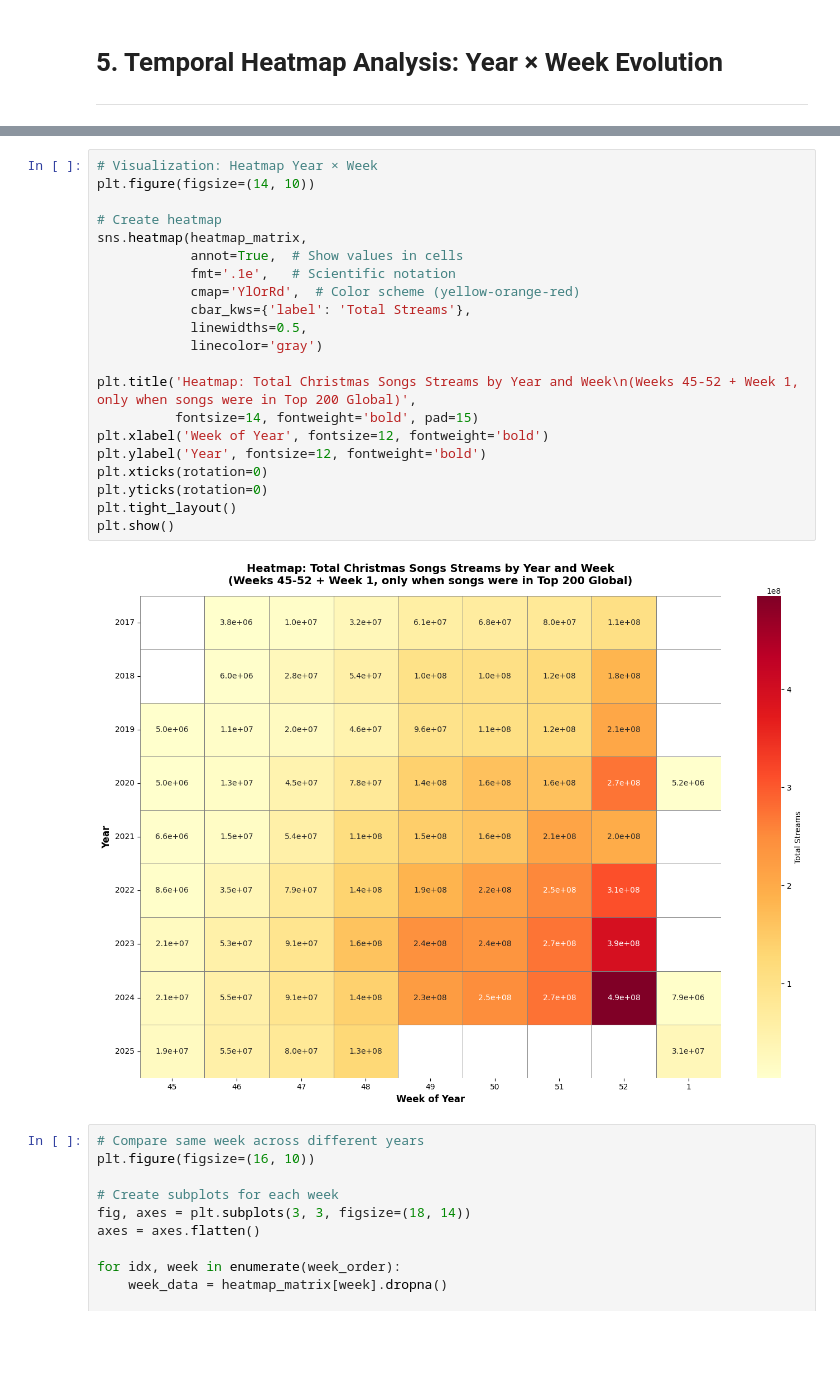
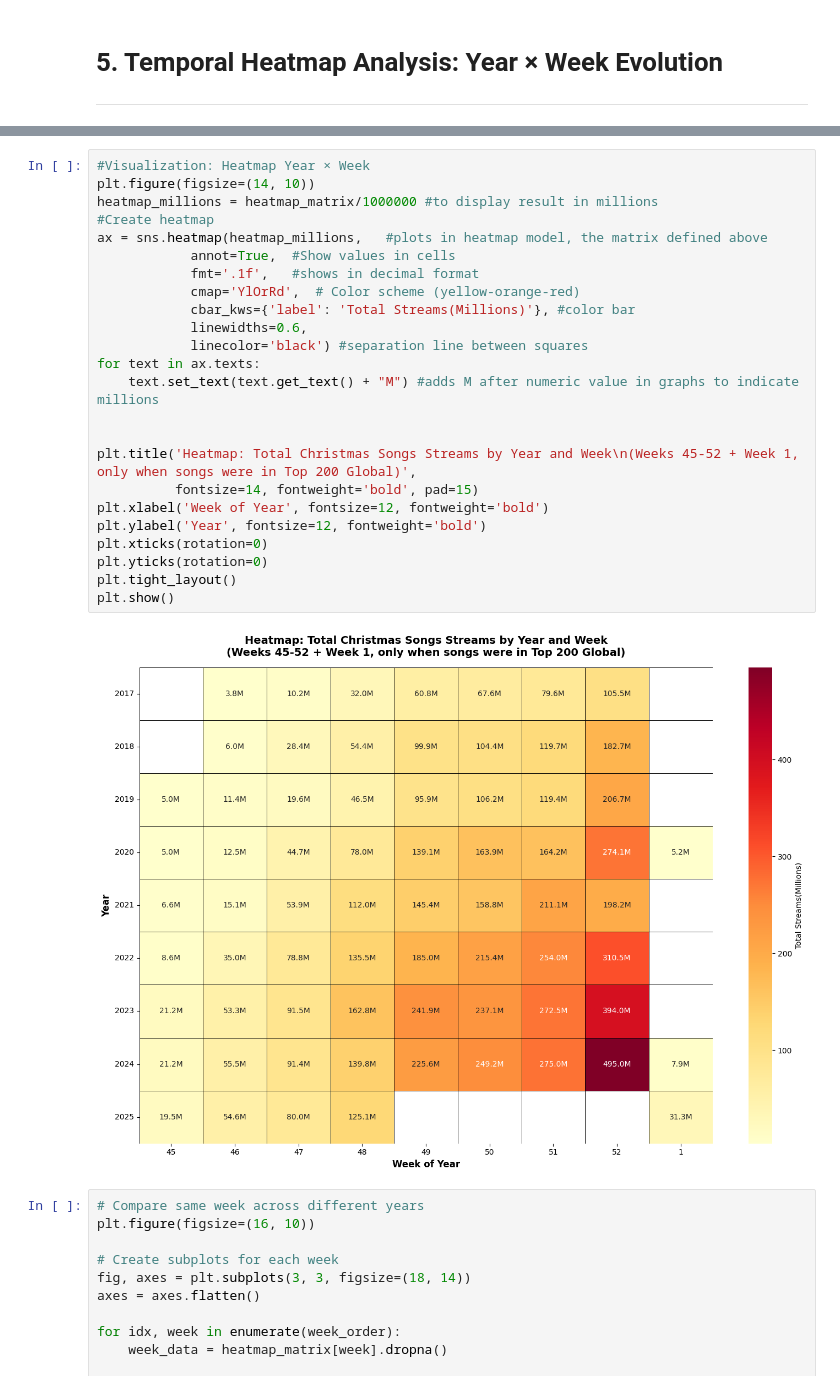
Before and after one commit to JonasSouza871/Christmas_Songs_Spotify_Analysis, a Jupyter notebook: temporal_analysis.ipynb, the cells around one changed output, grey strips where cells are left out. Drawn from its saved outputs; the diff is of its cells as text; blank space fills up the shorter version.

Commit message:
feat: add temporal heatmap (year × week) with pivot matrix and millions formatting

```diff
--- a/temporal_analysis.ipynb
+++ b/temporal_analysis.ipynb
@@ -457,28 +448,31 @@ year
 2020          163851818.0  164214168.0  274101023.0  5241737.0
 2021          158843461.0  211107423.0  198239174.0        NaN
 # %%
-# Visualization: Heatmap Year × Week
+#Visualization: Heatmap Year × Week
 plt.figure(figsize=(14, 10))
+heatmap_millions = heatmap_matrix/1000000 #to display result in millions
+#Create heatmap
+ax = sns.heatmap(heatmap_millions,   #plots in heatmap model, the matrix defined above
+            annot=True,  #Show values in cells
+            fmt='.1f',   #shows in decimal format
+            cmap='YlOrRd',  # Color scheme (yellow-orange-red)
+            cbar_kws={'label': 'Total Streams(Millions)'}, #color bar
+            linewidths=0.6,
+            linecolor='black') #separation line between squares
+for text in ax.texts:
+    text.set_text(text.get_text() + "M") #adds M after numeric value in graphs to indicate millions
 
-# Create heatmap
-sns.heatmap(heatmap_matrix,
-            annot=True,  # Show values in cells
-            fmt='.1e',   # Scientific notation
-            cmap='YlOrRd',  # Color scheme (yellow-orange-red)
-            cbar_kws={'label': 'Total Streams'},
-            linewidths=0.5,
-            linecolor='gray')
 
 plt.title('Heatmap: Total Christmas Songs Streams by Year and Week\n(Weeks 45-52 + Week 1, only when songs were in Top 200 Global)',
           fontsize=14, fontweight='bold', pad=15)
 plt.xlabel('Week of Year', fontsize=12, fontweight='bold')
 plt.ylabel('Year', fontsize=12, fontweight='bold')
 plt.xticks(rotation=0)
 plt.yticks(rotation=0)
 plt.tight_layout()
 plt.show()
 # %% [output]
-[figure, old version]
+[figure, new version]
 # %%
 # Compare same week across different years
 plt.figure(figsize=(16, 10))
```
Also changed, not shown: parts of 1 cell of this notebook.
